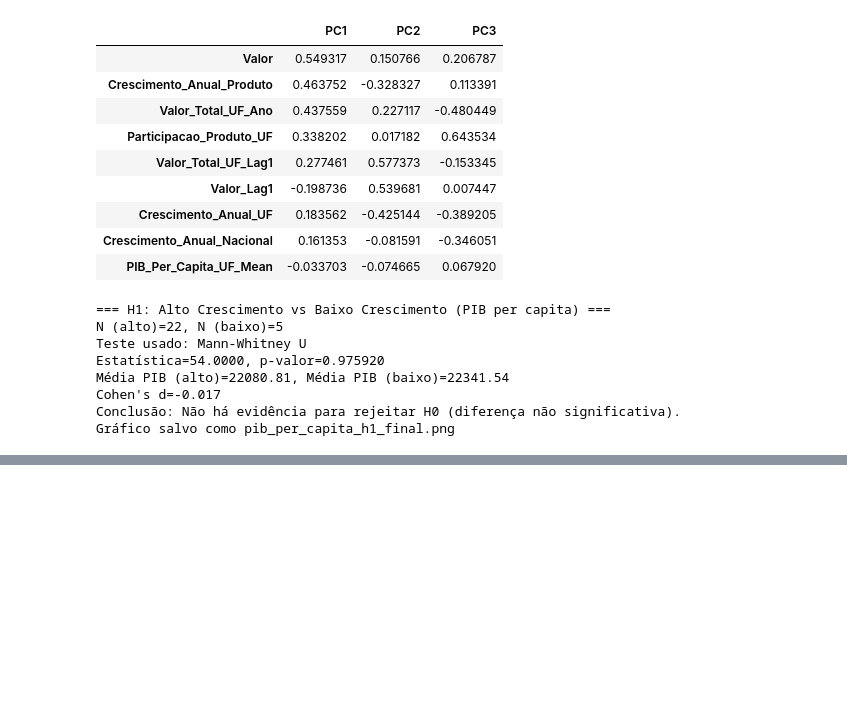
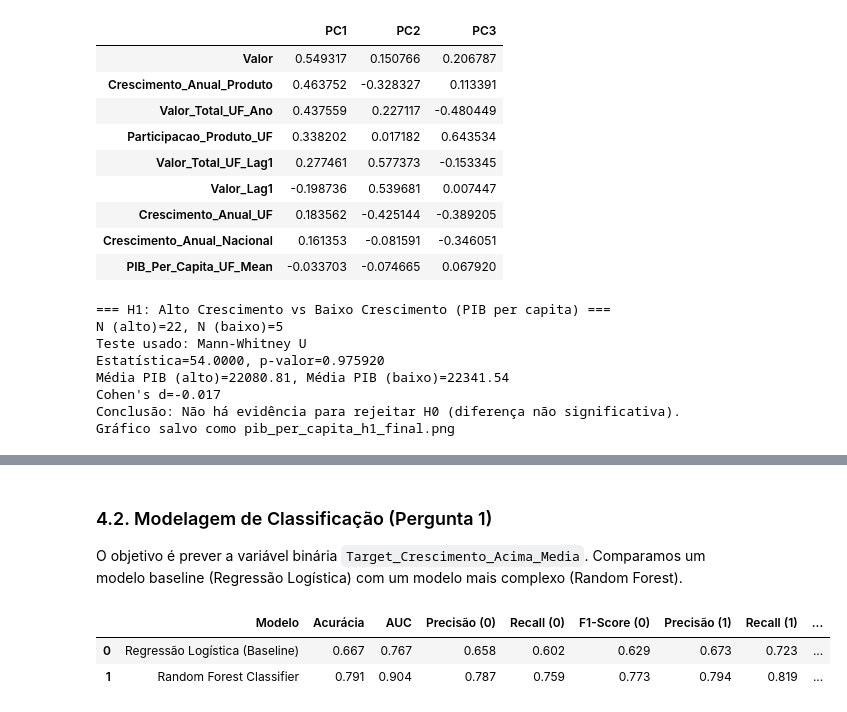
Before and after one commit to carolinayumifujii/OPT004-TrabalhoFinal, a Jupyter notebook: codigo.ipynb, the cells around one changed output, grey strips where cells are left out. Drawn from its saved outputs; the diff is of its cells as text; code cells hidden in the pictures; blank space fills up the shorter version.

```diff
--- a/codigo.ipynb
+++ b/codigo.ipynb
@@ -1407,0 +1624,73 @@ Gráfico salvo como pib_per_capita_h1_final.png
+# %% [markdown]
+
+### 4.2. Modelagem de Classificação (Pergunta 1)
+
+O objetivo é prever a variável binária `Target_Crescimento_Acima_Media`. Comparamos um modelo baseline (Regressão Logística) com um modelo mais complexo (Random Forest).
+# %%
+import numpy as np
+import pandas as pd
+from sklearn.metrics import accuracy_score, roc_auc_score, classification_report
+from sklearn.linear_model import LogisticRegression
+from sklearn.ensemble import RandomForestClassifier
+
+# Carregar dados salvos anteriormente
+X_train = np.load('X_train_class.npy', allow_pickle=True)
+X_test  = np.load('X_test_class.npy', allow_pickle=True)
+y_train = np.load('y_train_class.npy', allow_pickle=True)
+y_test  = np.load('y_test_class.npy', allow_pickle=True)
+
+# -------------------------------------------------------------
+# Função para extrair métricas por modelo
+# -------------------------------------------------------------
+def avaliar_modelo(nome, modelo, X_train, X_test, y_train, y_test):
+    modelo.fit(X_train, y_train)
+
+    y_pred = modelo.predict(X_test)
+    y_prob = modelo.predict_proba(X_test)[:,1]  # prob da classe 1
+
+    acur = accuracy_score(y_test, y_pred)
+    auc = roc_auc_score(y_test, y_prob)
+
+    # relatório completo
+    report = classification_report(y_test, y_pred, output_dict=True)
+
+    linha = {
+        "Modelo": nome,
+        "Acurácia": round(acur, 3),
+        "AUC": round(auc, 3),
+        "Precisão (0)": round(report["0"]["precision"], 3),
+        "Recall (0)": round(report["0"]["recall"], 3),
+        "F1-Score (0)": round(report["0"]["f1-score"], 3),
+        "Precisão (1)": round(report["1"]["precision"], 3),
+        "Recall (1)": round(report["1"]["recall"], 3),
+        "F1-Score (1)": round(report["1"]["f1-score"], 3)
+    }
+
+    return linha
+
+
+# -------------------------------------------------------------
+# Modelos a serem avaliados
+# -------------------------------------------------------------
+modelos = [
+    ("Regressão Logística (Baseline)",
+     LogisticRegression(max_iter=500)),
+
+    ("Random Forest Classifier",
+     RandomForestClassifier(n_estimators=300, random_state=42))
+]
+
+# -------------------------------------------------------------
+# Gerar tabela
+# -------------------------------------------------------------
+resultados = []
+
+for nome, modelo in modelos:
+    resultados.append(avaliar_modelo(nome, modelo, X_train, X_test, y_train, y_test))
+
+df_resultados = pd.DataFrame(resultados)
+df_resultados
+# %% [output]
+|  | Modelo | Acurácia | AUC | Precisão (0) | Recall (0) | F1-Score (0) | Precisão (1) | Recall (1) | ... |
+| 0 | Regressão Logística (Baseline) | 0.667 | 0.767 | 0.658 | 0.602 | 0.629 | 0.673 | 0.723 | ... |
+| 1 | Random Forest Classifier | 0.791 | 0.904 | 0.787 | 0.759 | 0.773 | 0.794 | 0.819 | ... |
```
Also changed, not shown: parts of 14 cells of this notebook, 14 other files.
